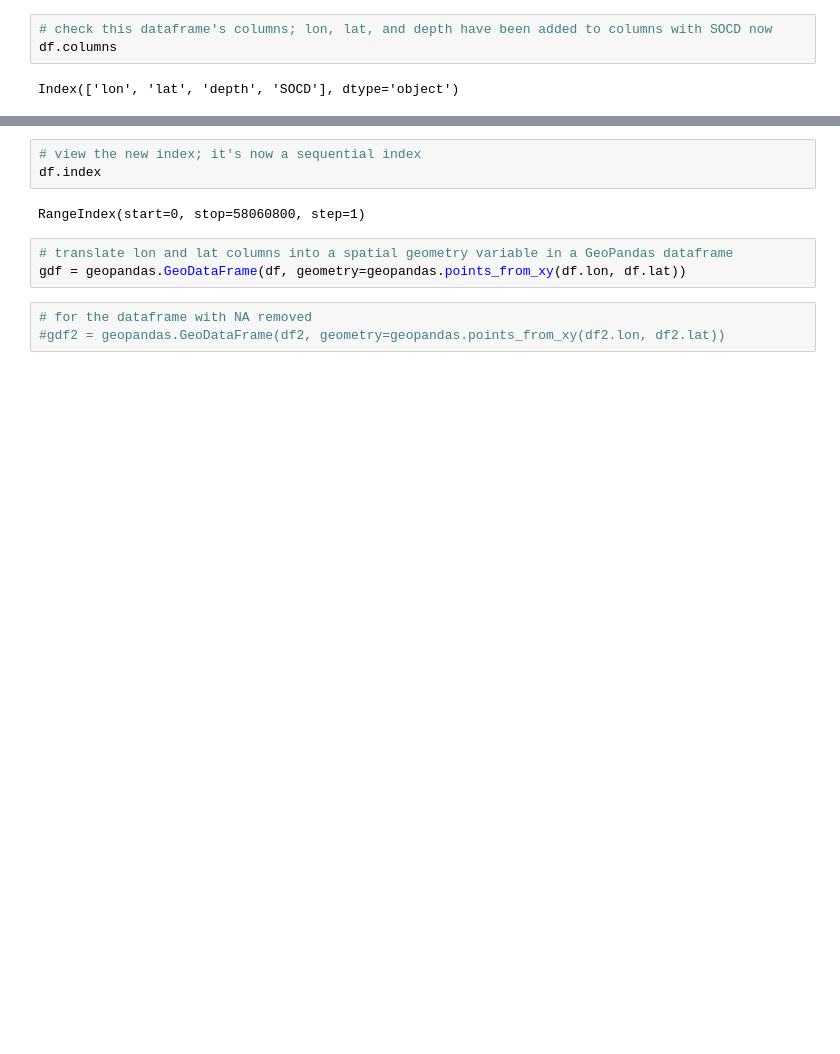
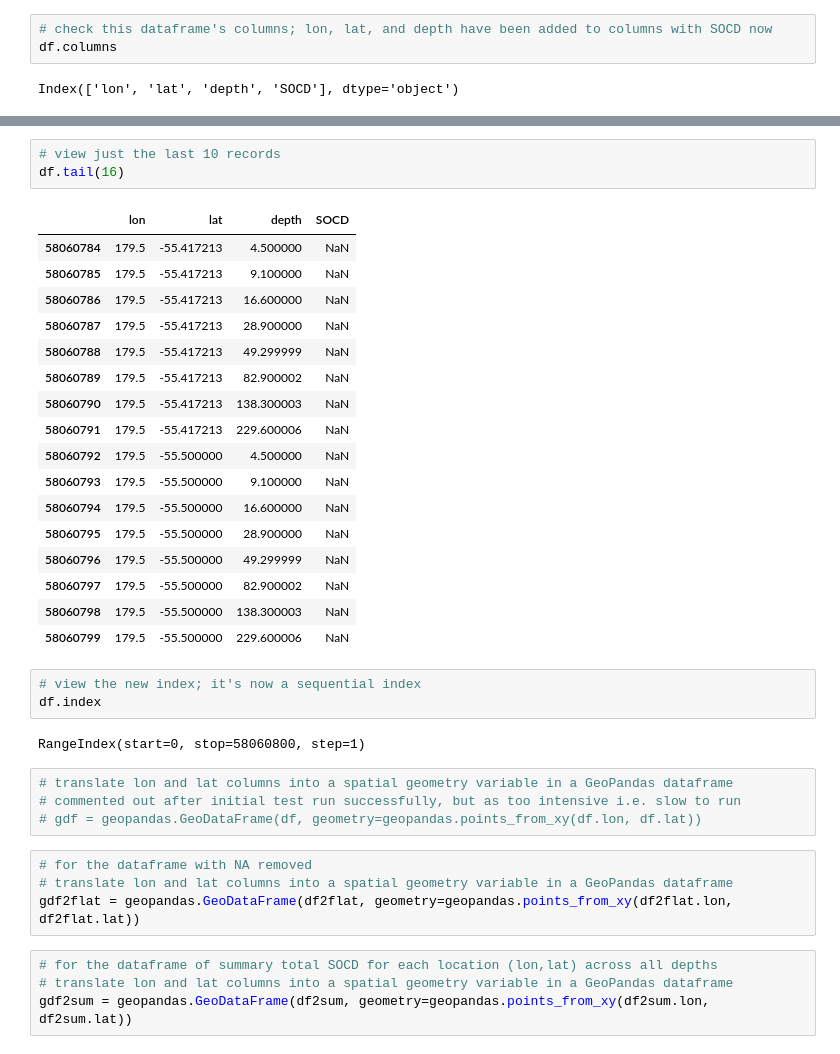
Before and after one commit to khurchla/sustain-our-soil-for-our-food, a Jupyter notebook: analysis/soil_data_analysis.ipynb, the cells around one changed output, grey strips where cells are left out. Cells and saved outputs as stored; diff of their text form; blank space fills up the shorter version.

Commit message:
excerpted data files
from jupyter notebook

```diff
--- a/analysis/soil_data_analysis.ipynb
+++ b/analysis/soil_data_analysis.ipynb
@@ -367,3 +416,24 @@ Index(['lon', 'lat', 'depth', 'SOCD'], dtype='object')
+# %%
+# view just the last 10 records
+df.tail(16)
+# %% [output]
+|  | lon | lat | depth | SOCD |
+| 58060784 | 179.5 | -55.417213 | 4.500000 | NaN |
+| 58060785 | 179.5 | -55.417213 | 9.100000 | NaN |
+| 58060786 | 179.5 | -55.417213 | 16.600000 | NaN |
+| 58060787 | 179.5 | -55.417213 | 28.900000 | NaN |
+| 58060788 | 179.5 | -55.417213 | 49.299999 | NaN |
+| 58060789 | 179.5 | -55.417213 | 82.900002 | NaN |
+| 58060790 | 179.5 | -55.417213 | 138.300003 | NaN |
+| 58060791 | 179.5 | -55.417213 | 229.600006 | NaN |
+| 58060792 | 179.5 | -55.500000 | 4.500000 | NaN |
+| 58060793 | 179.5 | -55.500000 | 9.100000 | NaN |
+| 58060794 | 179.5 | -55.500000 | 16.600000 | NaN |
+| 58060795 | 179.5 | -55.500000 | 28.900000 | NaN |
+| 58060796 | 179.5 | -55.500000 | 49.299999 | NaN |
+| 58060797 | 179.5 | -55.500000 | 82.900002 | NaN |
+| 58060798 | 179.5 | -55.500000 | 138.300003 | NaN |
+| 58060799 | 179.5 | -55.500000 | 229.600006 | NaN |
 # %%
 # view the new index; it's now a sequential index
 df.index
@@ -371,7 +441,13 @@ df.index
 RangeIndex(start=0, stop=58060800, step=1)
 # %%
 # translate lon and lat columns into a spatial geometry variable in a GeoPandas dataframe
-gdf = geopandas.GeoDataFrame(df, geometry=geopandas.points_from_xy(df.lon, df.lat))
+# commented out after initial test run successfully, but as too intensive i.e. slow to run
+# gdf = geopandas.GeoDataFrame(df, geometry=geopandas.points_from_xy(df.lon, df.lat))
 # %%
 # for the dataframe with NA removed
-#gdf2 = geopandas.GeoDataFrame(df2, geometry=geopandas.points_from_xy(df2.lon, df2.lat))
+# translate lon and lat columns into a spatial geometry variable in a GeoPandas dataframe
+gdf2flat = geopandas.GeoDataFrame(df2flat, geometry=geopandas.points_from_xy(df2flat.lon, df2flat.lat))
+# %%
+# for the dataframe of summary total SOCD for each location (lon,lat) across all depths
+# translate lon and lat columns into a spatial geometry variable in a GeoPandas dataframe
+gdf2sum = geopandas.GeoDataFrame(df2sum, geometry=geopandas.points_from_xy(df2sum.lon, df2sum.lat))
```
Also changed, not shown: parts of 8 cells of this notebook, 2 other files.
